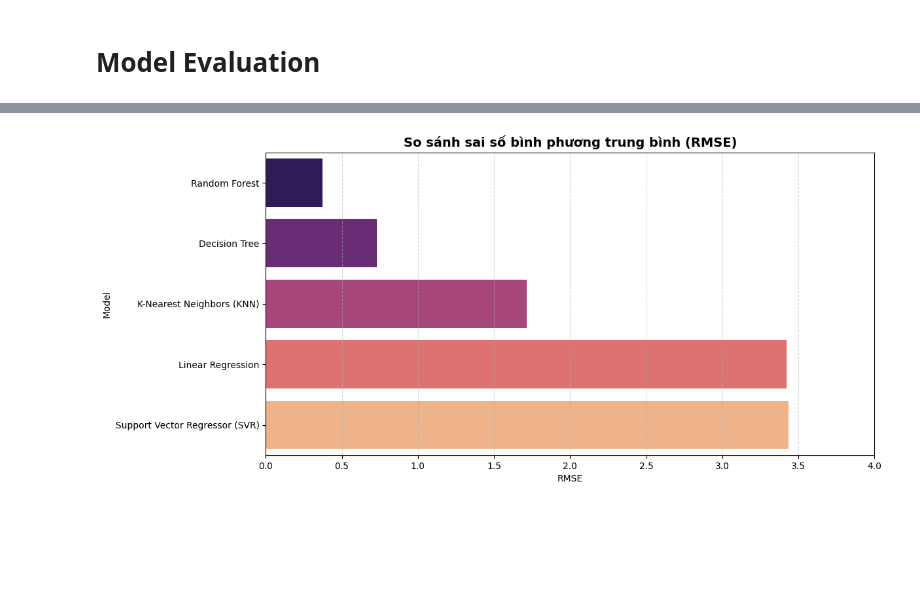
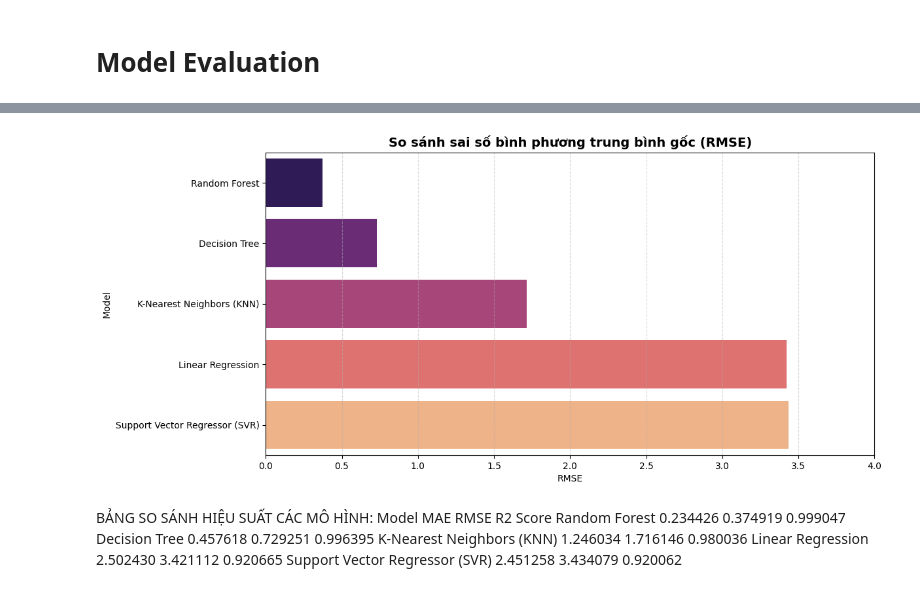
Before and after one commit to Jackxeid/Learn---MindX, a Jupyter notebook: Final Project/finalProject.ipynb, the cells around one changed output, grey strips where cells are left out. Drawn from its saved outputs; the diff is of its cells as text; code cells hidden in the pictures; blank space fills up the shorter version.

Commit message:
Done model evaluation

```diff
--- a/Final Project/finalProject.ipynb
+++ b/Final Project/finalProject.ipynb
@@ -906,10 +935,18 @@ plt.show()
 # %%
-# Vẽ biểu đồ so sánh RMSE (Sai số bình phương trung bình)
+# Vẽ biểu đồ so sánh RMSE (Sai số bình phương trung bình gốc)
 plt.figure(figsize=(12, 6))
 sns.barplot(data=df_eval, x="RMSE", y="Model", palette="magma")
-plt.title("So sánh sai số bình phương trung bình (RMSE)", fontsize=14, fontweight='bold')
+plt.title("So sánh sai số bình phương trung bình gốc (RMSE)", fontsize=14, fontweight='bold')
 plt.xlim(0, 4)
 plt.grid(axis='x', linestyle='--', alpha=alpha)
 plt.show()
 # %% [output]
-[figure, old version]
+[figure, new version]
+# %% [markdown]
+BẢNG SO SÁNH HIỆU SUẤT CÁC MÔ HÌNH:
+                         Model      MAE     RMSE  R2 Score
+                 Random Forest 0.234426 0.374919  0.999047
+                 Decision Tree 0.457618 0.729251  0.996395
+     K-Nearest Neighbors (KNN) 1.246034 1.716146  0.980036
+             Linear Regression 2.502430 3.421112  0.920665
+Support Vector Regressor (SVR) 2.451258 3.434079  0.920062
```
Also changed, not shown: parts of 8 cells of this notebook.
